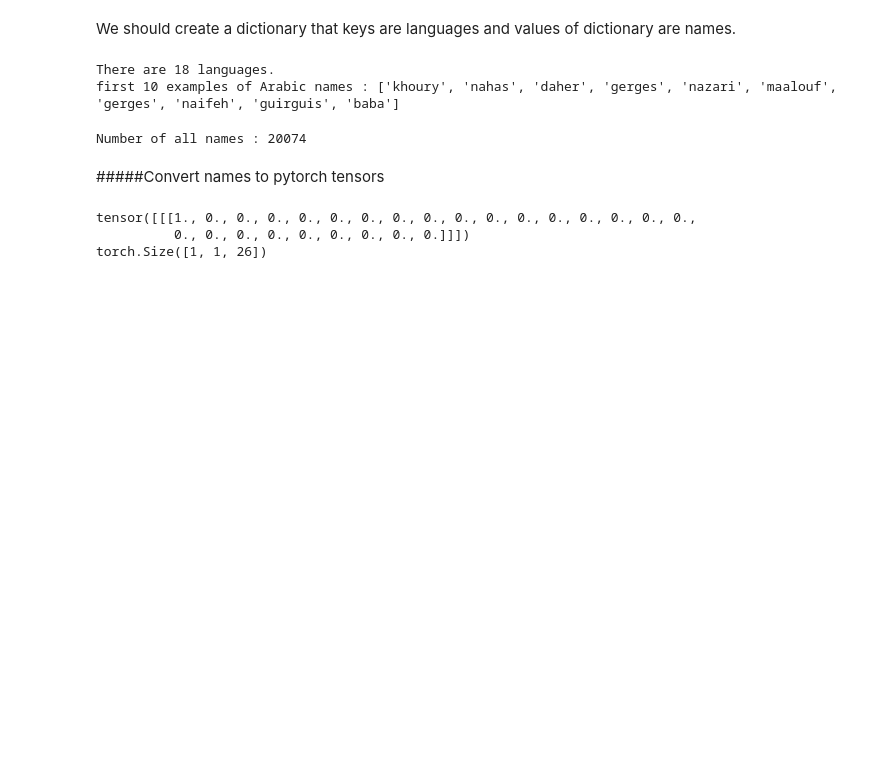
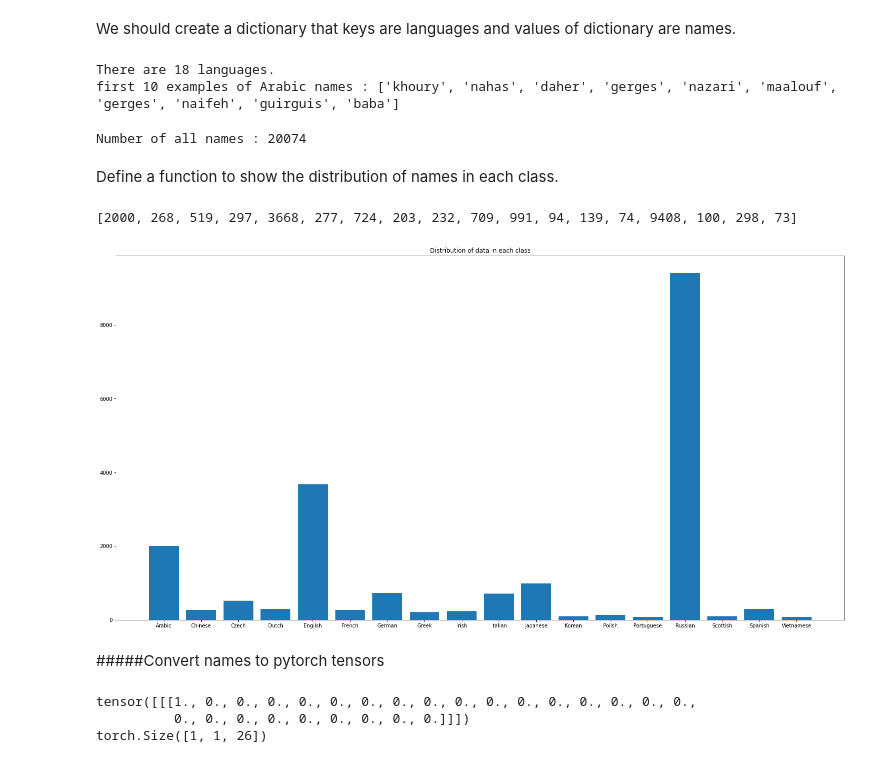
Before and after one commit to ZahraDehghani99/AI-Internship, a Jupyter notebook: Phase02_Intro_to_NN/RNN.ipynb, the cells around one changed output. Saved outputs shown, nothing was run; the diff lists cells and outputs as text; code cells hidden in the pictures; blank space fills up the shorter version.

```diff
--- a/Phase02_Intro_to_NN/RNN.ipynb
+++ b/Phase02_Intro_to_NN/RNN.ipynb
@@ -109,6 +109,27 @@ for i in all_categories:
 print(f'Number of all names : {num_names}')
 # %% [output]
 Number of all names : 20074
+# %% [markdown]
+Define a function to show the distribution of names in each class.
+# %%
+def distribution_of_classes(dataset):
+
+  list_count = []
+  for i in all_categories:
+    list_count.append(len(category_lines[i]))
+  return list_count
+# %%
+# Distribution of data in each class
+fig = plt.figure(figsize=(20,10))
+ax = fig.add_axes([0,0,1,1])
+number_of_data = distribution_of_classes(category_lines)
+ax.bar(all_categories,number_of_data)
+plt.title("Distribution of data in each class")
+print(distribution_of_classes(category_lines))
+plt.show()
+# %% [output]
+[2000, 268, 519, 297, 3668, 277, 724, 203, 232, 709, 991, 94, 139, 74, 9408, 100, 298, 73]
+[figure, added]
 # %% [markdown]
 #####Convert names to pytorch tensors
 # %%
```
Also changed, not shown: parts of 79 cells of this notebook.
